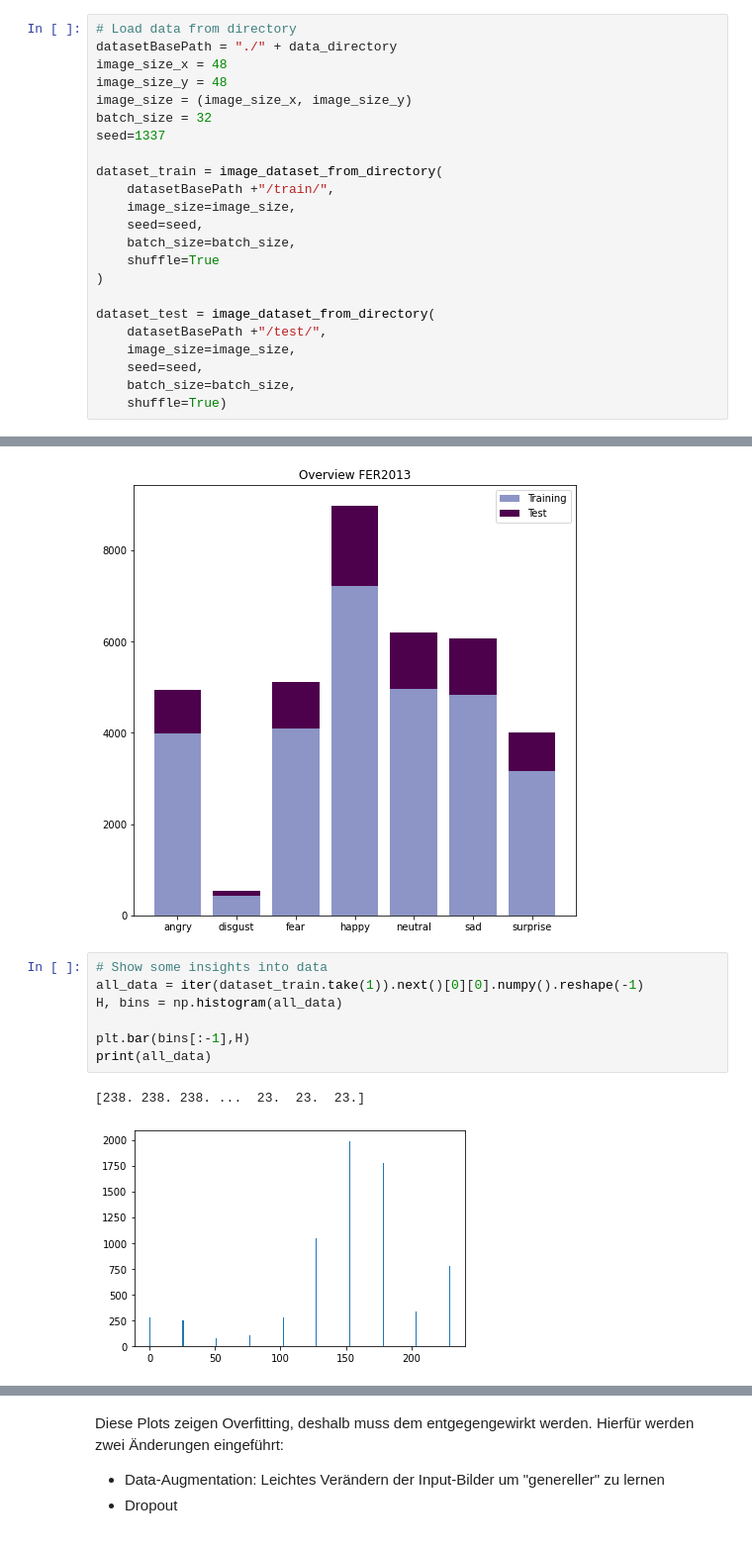
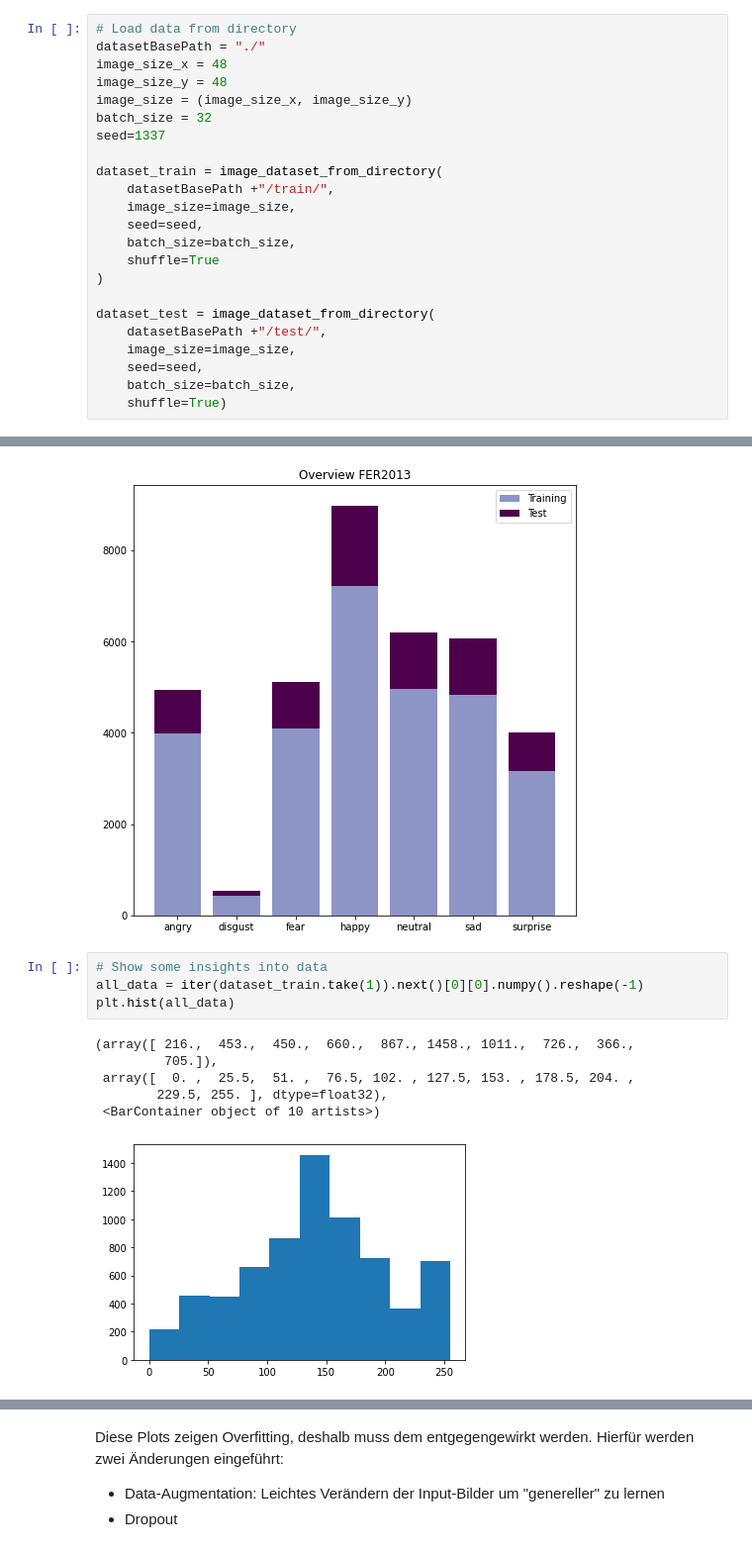
Before and after one commit to TimWue/facialExpressionRecognition, a Jupyter notebook: EmotionDetection.ipynb, the cells around one changed output, grey strips where cells are left out. Shown at 99% size. Cells and saved outputs as stored; diff of their text form.

```diff
--- a/EmotionDetection.ipynb
+++ b/EmotionDetection.ipynb
@@ -223,7 +222,7 @@ def print_predictions(class_names, predictions):
     print(f'{class_names[i]}: {"{:.2f}".format(100 * predictions[0][i])}%')
 # %%
 # Load data from directory
-datasetBasePath = "./" + data_directory
+datasetBasePath = "./"
 image_size_x = 48
 image_size_y = 48
 image_size = (image_size_x, image_size_y)
@@ -265,13 +264,14 @@ showDataOverview(train_labels,test_labels, class_names)
 # %%
 # Show some insights into data
 all_data = iter(dataset_train.take(1)).next()[0][0].numpy().reshape(-1)
-H, bins = np.histogram(all_data)
-
-plt.bar(bins[:-1],H)
-print(all_data)
+plt.hist(all_data)
 # %% [output]
-[238. 238. 238. ...  23.  23.  23.]
+(array([ 216.,  453.,  450.,  660.,  867., 1458., 1011.,  726.,  366.,
+         705.]),
+ array([  0. ,  25.5,  51. ,  76.5, 102. , 127.5, 153. , 178.5, 204. ,
+        229.5, 255. ], dtype=float32),
+ <BarContainer object of 10 artists>)
-[figure, old version]
+[figure, new version]
 # %%
 showOneImageOfDataset(dataset_train, True)
 # %% [output]
```
Also changed, not shown: parts of 24 cells of this notebook.
